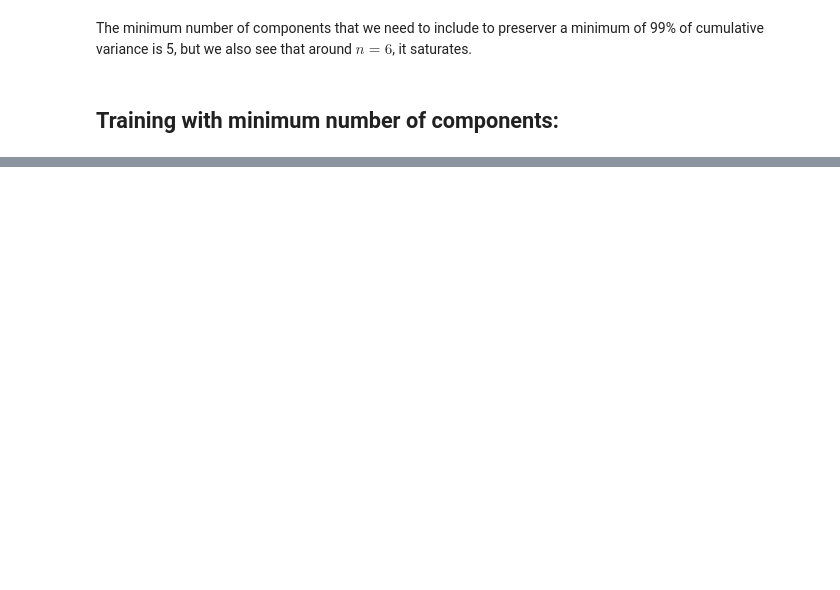
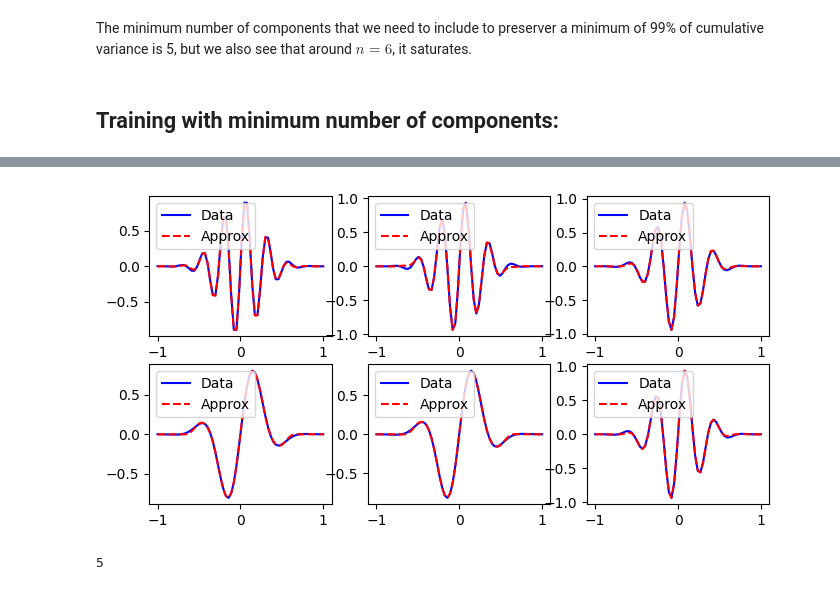
Before and after one commit to guiraposo/ML4Gravity, a Jupyter notebook: ML4Waveforms.ipynb, the cells around one changed output, grey strips where cells are left out. Drawn from its saved outputs; the diff is of its cells as text; code cells hidden in the pictures; blank space fills up the shorter version.

```diff
--- a/ML4Waveforms.ipynb
+++ b/ML4Waveforms.ipynb
@@ -140,0 +141,20 @@ showcase(data_test, decoded)
+# %%
+svd = TruncatedSVD(n_components = 6)
+svd.fit(data_train);
+# %%
+encoded = svd.transform(data_test)
+decoded = svd.inverse_transform(encoded)
+showcase(data_test, decoded)
+# %% [output]
+[figure, added]
+# %%
+svd = TruncatedSVD(n_components=20)
+svd.fit(data_train);
+
+explained_variance_ratio = svd.explained_variance_ratio_
+cumulative_explained_variance = np.cumsum(explained_variance_ratio)
+threshold = 0.99
+n_components = np.where(cumulative_explained_variance >= threshold)[0][0] + 1
+print(n_components)
+# %% [output]
+5
```
Also changed, not shown: parts of 6 cells of this notebook.
